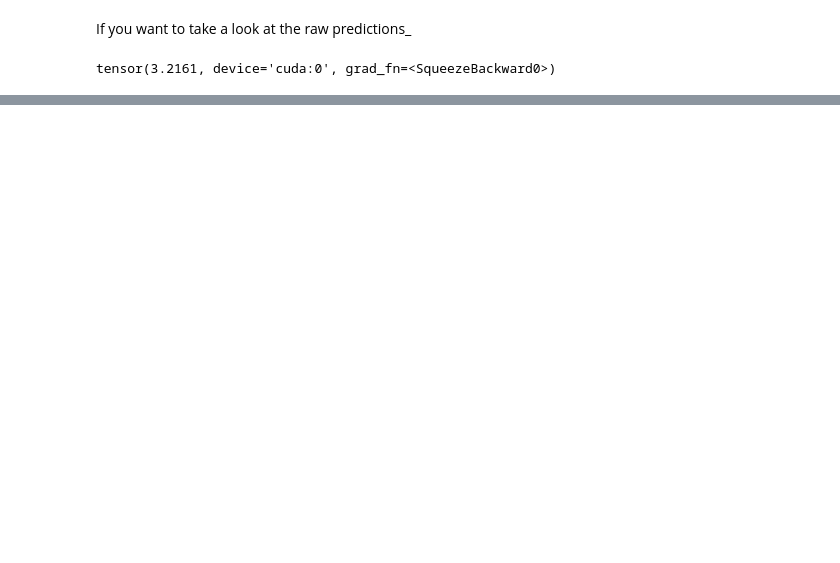
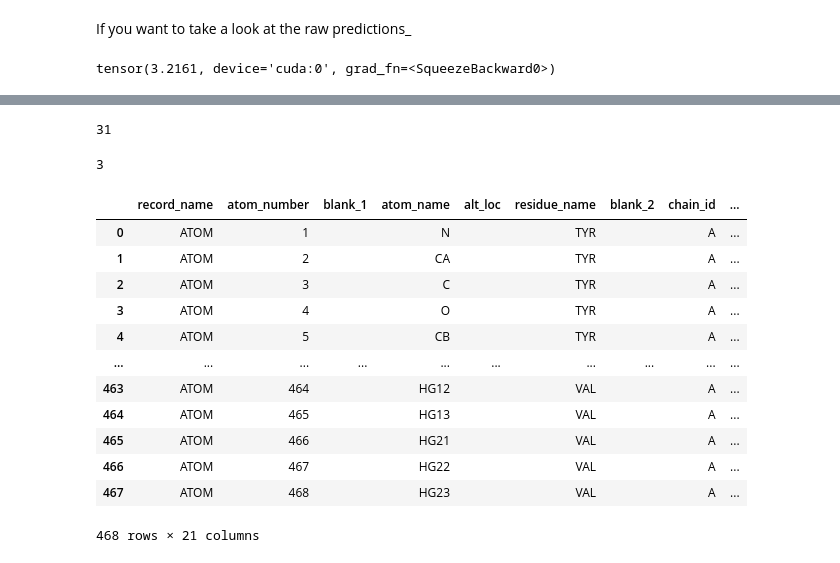
Before and after one commit to babaid/ProBindNN, a Jupyter notebook: main.ipynb, the cells around one changed output, grey strips where cells are left out. Cells and saved outputs as stored; diff of their text form; code cells hidden in the pictures; blank space fills up the shorter version.

```diff
--- a/main.ipynb
+++ b/main.ipynb
@@ -123,0 +174,3 @@ p.show()
+# %%
+p = pdb_to_df("6w0o", "_data/test")
+high = 27
@@ -123,0 +189,5 @@ p.show()
+# %%
+def f(x):
+    id = ["A", "B", "C"]
+    return id[int(x)-1]
+p.chain_id = p.chain_id.apply(f)
@@ -123,0 +217,4 @@ p.show()
+# %%
+len(seq_lst[0])
+# %% [output]
+31
@@ -123,0 +223,4 @@ p.show()
+# %%
+len(seq_lst)
+# %% [output]
+3
@@ -123,0 +245,16 @@ p.show()
+# %%
+p.loc[p.chain_id == "A"]
+# %% [output]
+|  | record_name | atom_number | blank_1 | atom_name | alt_loc | residue_name | blank_2 | chain_id | ... |
+| 0 | ATOM | 1 |  | N |  | TYR |  | A | ... |
+| 1 | ATOM | 2 |  | CA |  | TYR |  | A | ... |
+| 2 | ATOM | 3 |  | C |  | TYR |  | A | ... |
+| 3 | ATOM | 4 |  | O |  | TYR |  | A | ... |
+| 4 | ATOM | 5 |  | CB |  | TYR |  | A | ... |
+| ... | ... | ... | ... | ... | ... | ... | ... | ... | ... |
+| 463 | ATOM | 464 |  | HG12 |  | VAL |  | A | ... |
+| 464 | ATOM | 465 |  | HG13 |  | VAL |  | A | ... |
+| 465 | ATOM | 466 |  | HG21 |  | VAL |  | A | ... |
+| 466 | ATOM | 467 |  | HG22 |  | VAL |  | A | ... |
+| 467 | ATOM | 468 |  | HG23 |  | VAL |  | A | ... |
+468 rows × 21 columns
```
Also changed, not shown: parts of 18 cells of this notebook, 39 other files.
